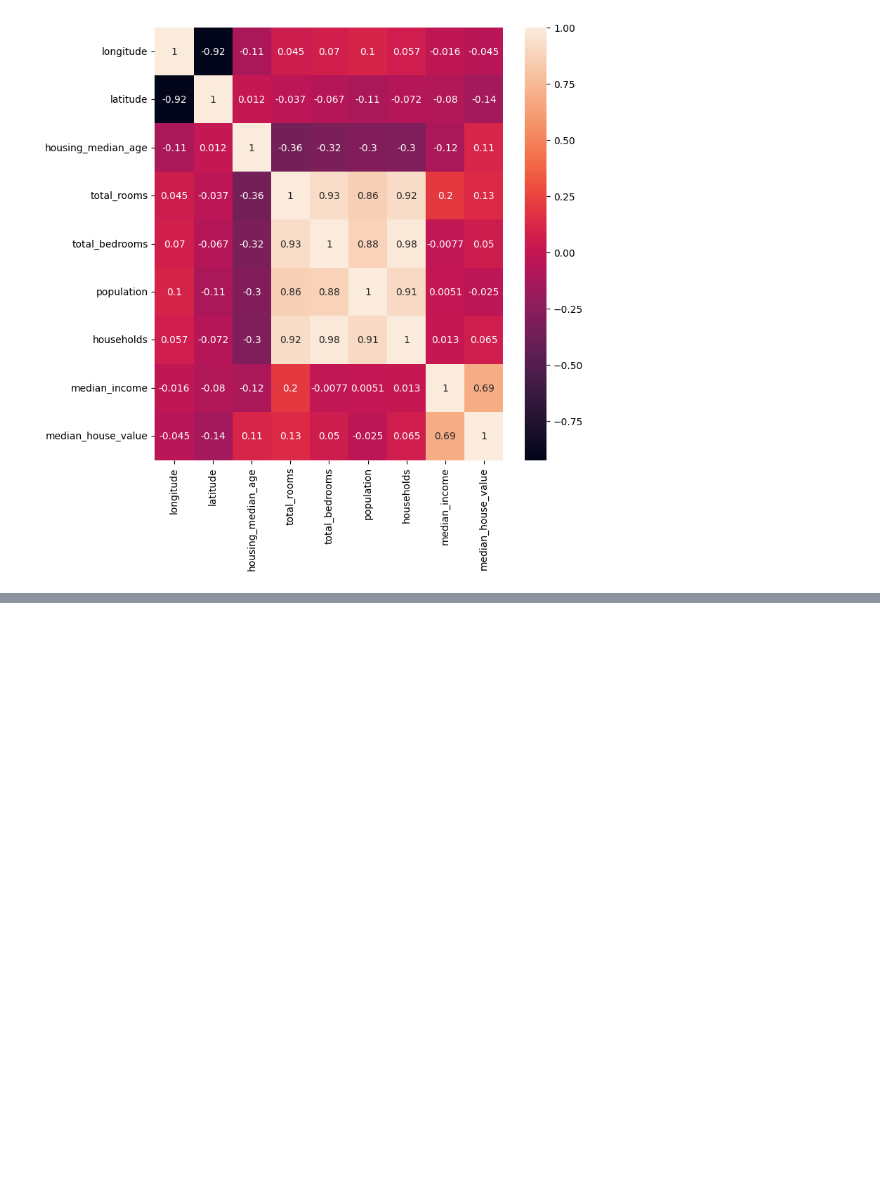
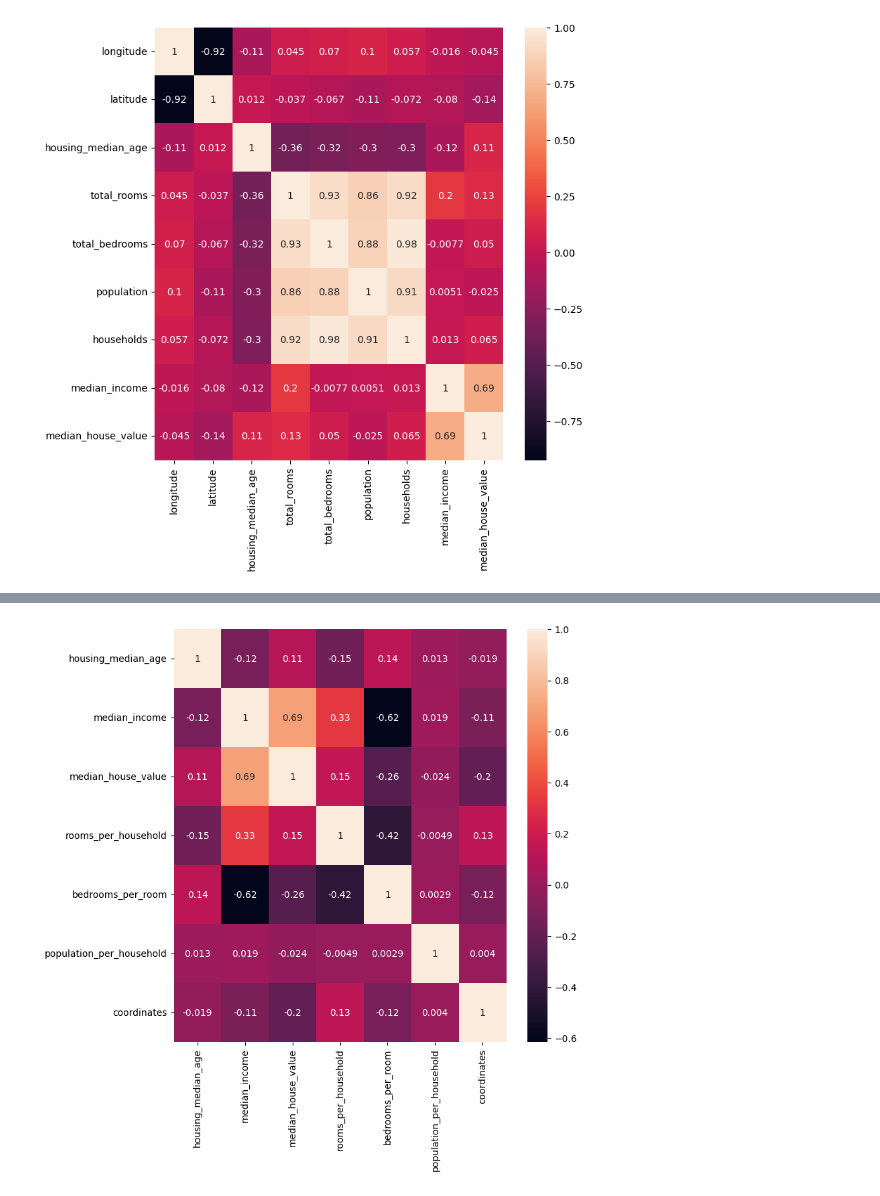
Before and after one commit to angelikavilde/AI-predict-house-value, a Jupyter notebook: data.ipynb, the cells around one changed output, grey strips where cells are left out. Drawn from its saved outputs; the diff is of its cells as text; code cells hidden in the pictures; blank space fills up the shorter version.

Commit message:
columns modified to reduce the correlation between the columns for data training

```diff
--- a/data.ipynb
+++ b/data.ipynb
@@ -112,0 +116,15 @@ plt.show()
+# %%
+# Ratio of the total rooms to households:
+housing['rooms_per_household'] = housing['total_rooms']/housing['households']
+
+# Ratio of the total bedrooms to the total rooms:
+housing['bedrooms_per_room'] = housing['total_bedrooms']/housing['total_rooms']
+
+# Ratio of the population to the households:
+housing['population_per_household']= housing['population']/housing['households']
+
+# Latitude and longitude combined:
+housing['coordinates'] = housing['longitude']/housing['latitude']
+
+# Verifying new data
+housing.info()
@@ -112,0 +149,5 @@ plt.show()
+# %%
+# Dropping high correlated columns which were put in new columns as ratios:
+housing = housing.drop(["total_bedrooms","latitude","longitude","households"], axis=1)
+housing = housing.drop(["total_rooms","population"], axis=1)
+housing.info()
@@ -112,0 +174,9 @@ plt.show()
+# %%
+# Updated heat map
+housing_numerical = housing.select_dtypes(exclude='bool')
+plt.figure(figsize = (8,8))
+
+sns.heatmap(housing_numerical.corr(), annot=True)
+plt.show()
+# %% [output]
+[figure, added]
```
Also changed, not shown: parts of 3 cells of this notebook.
